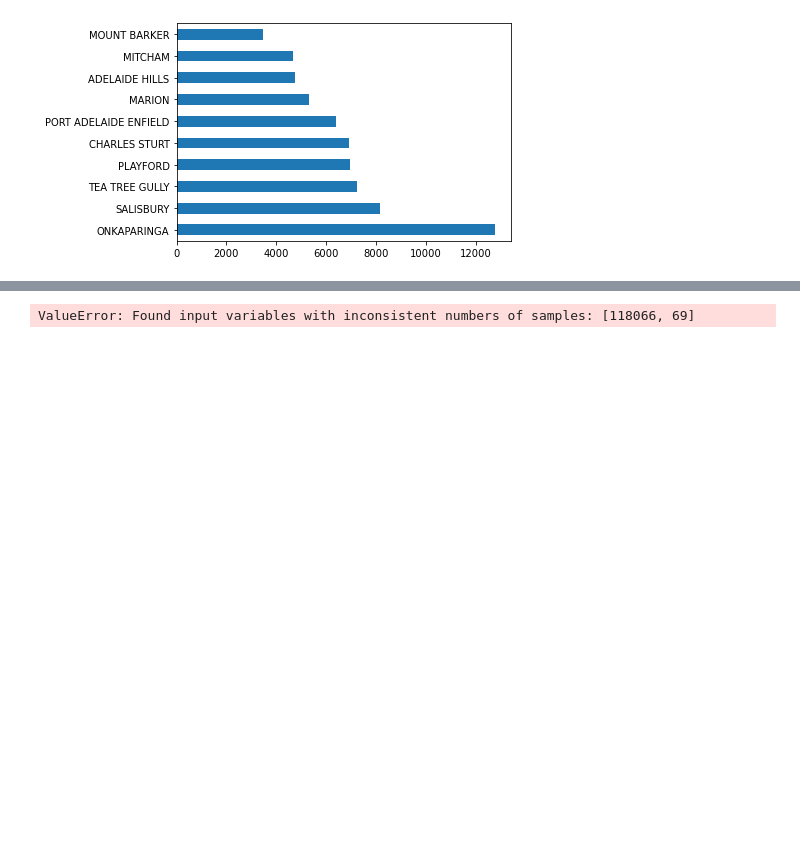
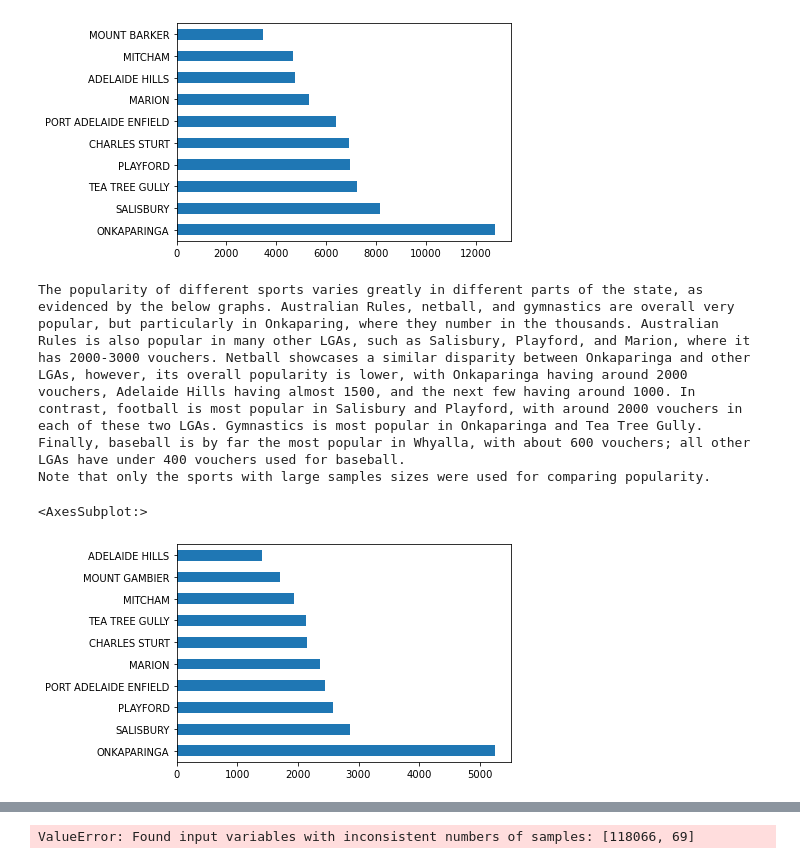
Before and after one commit to Michael-Kneale/Data-Analysis-Portfolio, a Jupyter notebook: Portfolio 2.ipynb, the cells around one changed output, grey strips where cells are left out. Cells and saved outputs as stored; diff of their text form; code cells hidden in the pictures; blank space fills up the shorter version.

```diff
--- a/Portfolio 2.ipynb
+++ b/Portfolio 2.ipynb
@@ -110,4 +121,35 @@ sa_vouchers_scores['Participant_LGA'].value_counts().iloc[:10].plot(kind='barh')
 # %% [output]
 <AxesSubplot:>
 [figure]
+# %%
+#Are some sports more popular in different parts of the state?
+print("The popularity of different sports varies greatly in different parts of the state, as \n"
+      "evidenced by the below graphs. Australian Rules, netball, and gymnastics are overall very \n"
+      "popular, but particularly in Onkaparing, where they number in the thousands. Australian \n"
+      "Rules is also popular in many other LGAs, such as Salisbury, Playford, and Marion, where it \n"
+      "has 2000-3000 vouchers. Netball showcases a similar disparity between Onkaparinga and other \n"
+      "LGAs, however, its overall popularity is lower, with Onkaparinga having around 2000 \n"
+      "vouchers, Adelaide Hills having almost 1500, and the next few having around 1000. In \n"
+      "contrast, football is most popular in Salisbury and Playford, with around 2000 vouchers in \n"
+      "each of these two LGAs. Gymnastics is most popular in Onkaparinga and Tea Tree Gully. \n"
+      "Finally, baseball is by far the most popular in Whyalla, with about 600 vouchers; all other \n"
+      "LGAs have under 400 vouchers used for baseball.\n"
+      "Note that only the sports with large samples sizes were used for comparing popularity.\n")
+AUrules = sa_vouchers_scores[sa_vouchers_scores.Voucher_Sport == 'Australian Rules']
+AUrules['Participant_LGA'].value_counts().iloc[:10].plot(kind='barh')
+# %% [output]
+The popularity of different sports varies greatly in different parts of the state, as
+evidenced by the below graphs. Australian Rules, netball, and gymnastics are overall very
+popular, but particularly in Onkaparing, where they number in the thousands. Australian
+Rules is also popular in many other LGAs, such as Salisbury, Playford, and Marion, where it
+has 2000-3000 vouchers. Netball showcases a similar disparity between Onkaparinga and other
+LGAs, however, its overall popularity is lower, with Onkaparinga having around 2000
+vouchers, Adelaide Hills having almost 1500, and the next few having around 1000. In
+contrast, football is most popular in Salisbury and Playford, with around 2000 vouchers in
+each of these two LGAs. Gymnastics is most popular in Onkaparinga and Tea Tree Gully.
+Finally, baseball is by far the most popular in Whyalla, with about 600 vouchers; all other
+LGAs have under 400 vouchers used for baseball.
+Note that only the sports with large samples sizes were used for comparing popularity.
+<AxesSubplot:>
+[figure, added]
 # %%
```
Also changed, not shown: parts of 7 cells of this notebook, 1 other file.
